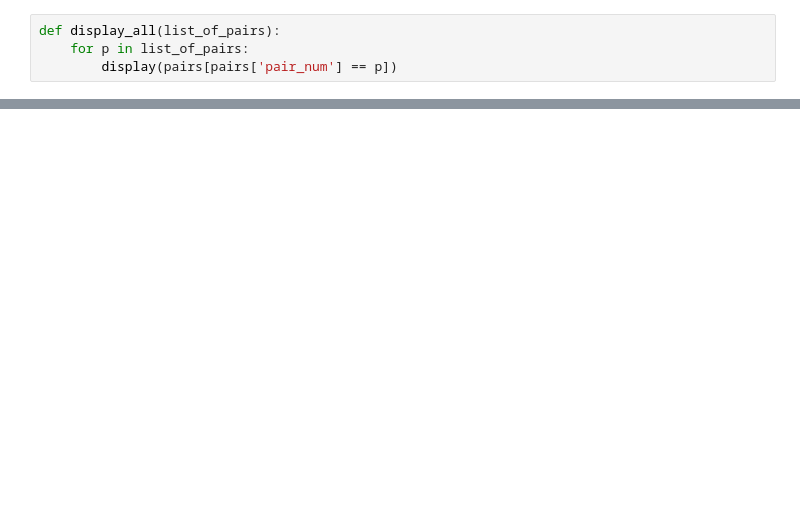
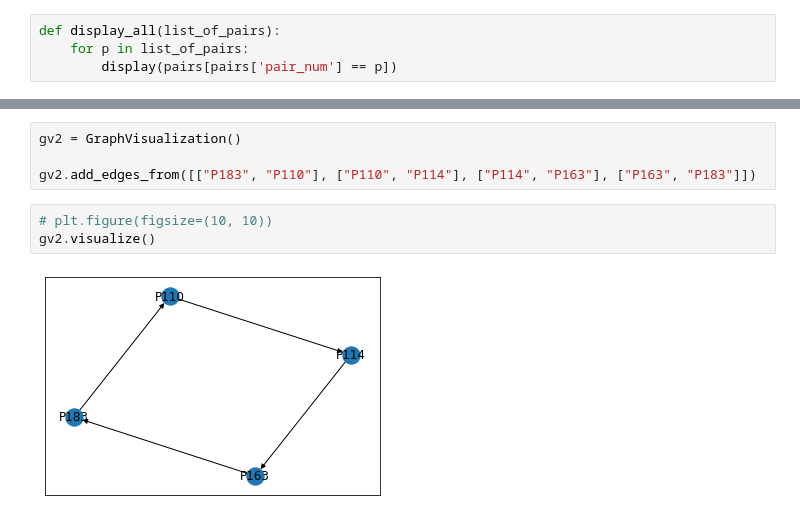
Before and after one commit to Mingtaros/Kidney-Exchange-Match-Mapping-System, a Jupyter notebook: First Accept N Way Test.ipynb, the cells around one changed output, grey strips where cells are left out. Drawn from its saved outputs; the diff is of its cells as text; blank space fills up the shorter version.

```diff
--- a/Greedy N Way Test.ipynb
+++ b/First Accept N Way Test.ipynb
@@ -158,2 +158,11 @@ gnway.get_num_of_matched_pairs()
 # %% [output]
 49
+# %%
+gv2 = GraphVisualization()
+
+gv2.add_edges_from([["P183", "P110"], ["P110", "P114"], ["P114", "P163"], ["P163", "P183"]])
+# %%
+# plt.figure(figsize=(10, 10))
+gv2.visualize()
+# %% [output]
+[figure, added]
```
Also changed, not shown: parts of 9 cells of this notebook, 4 other files.
